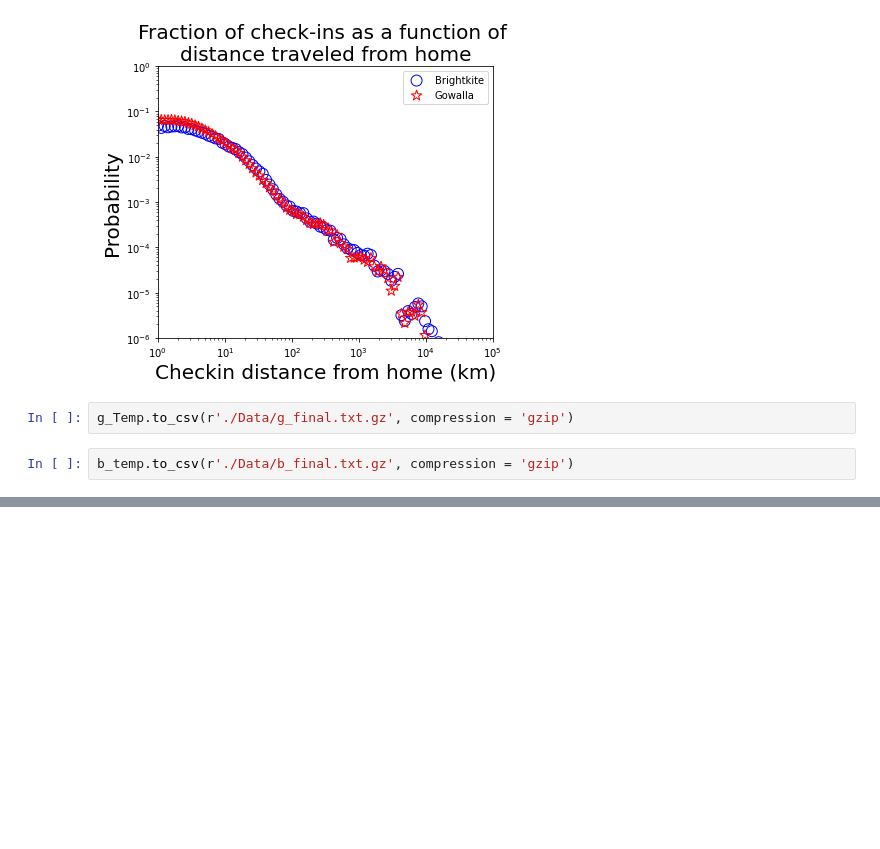
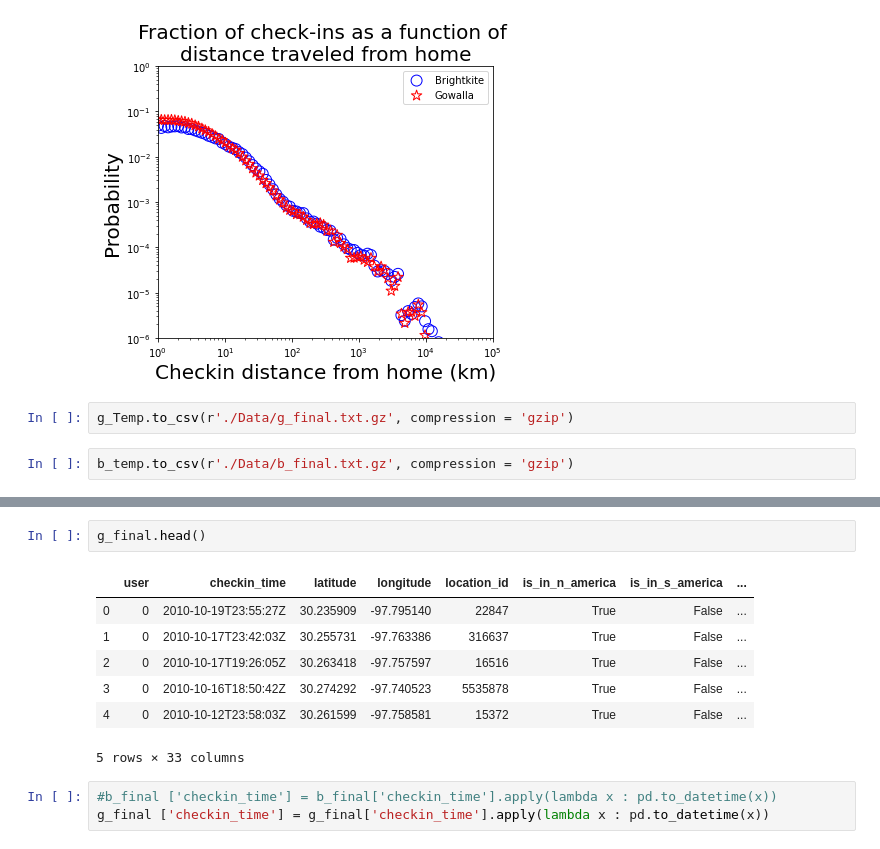
Before and after one commit to epfl-ada/ada-2020-project-milestone-p3-p3_bcd, a Jupyter notebook: Creative extension.ipynb, the cells around one changed output, grey strips where cells are left out. Saved outputs shown, nothing was run; the diff lists cells and outputs as text; blank space fills up the shorter version.

```diff
--- a/Creative extension.ipynb
+++ b/Creative extension.ipynb
@@ -679,0 +700,13 @@ b_temp.to_csv(r'./Data/b_final.txt.gz', compression = 'gzip')
+# %%
+g_final.head()
+# %% [output]
+|  | user | checkin_time | latitude | longitude | location_id | is_in_n_america | is_in_s_america | ... |
+| 0 | 0 | 2010-10-19T23:55:27Z | 30.235909 | -97.795140 | 22847 | True | False | ... |
+| 1 | 0 | 2010-10-17T23:42:03Z | 30.255731 | -97.763386 | 316637 | True | False | ... |
+| 2 | 0 | 2010-10-17T19:26:05Z | 30.263418 | -97.757597 | 16516 | True | False | ... |
+| 3 | 0 | 2010-10-16T18:50:42Z | 30.274292 | -97.740523 | 5535878 | True | False | ... |
+| 4 | 0 | 2010-10-12T23:58:03Z | 30.261599 | -97.758581 | 15372 | True | False | ... |
+5 rows × 33 columns
+# %%
+#b_final ['checkin_time'] = b_final['checkin_time'].apply(lambda x : pd.to_datetime(x))
+g_final ['checkin_time'] = g_final['checkin_time'].apply(lambda x : pd.to_datetime(x))
```
Also changed, not shown: parts of 12 cells of this notebook.
